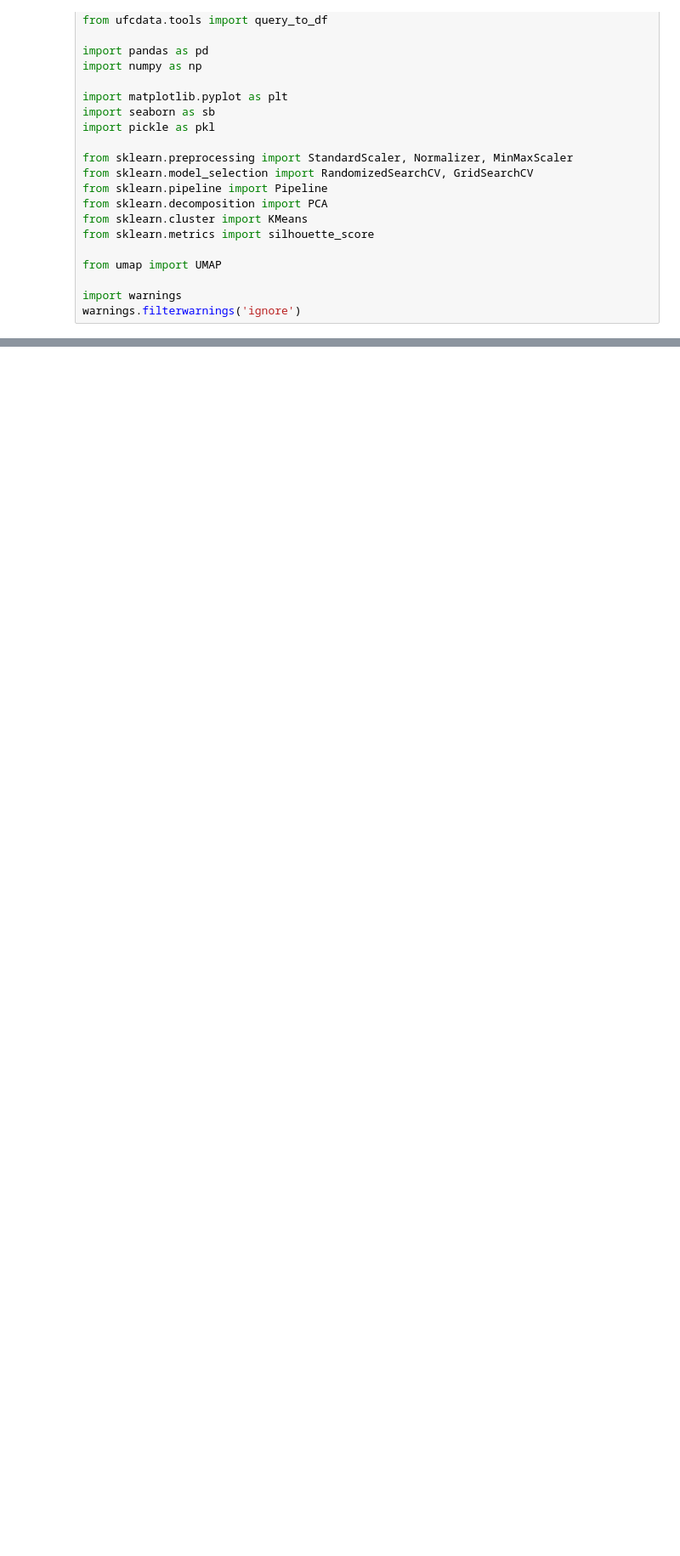
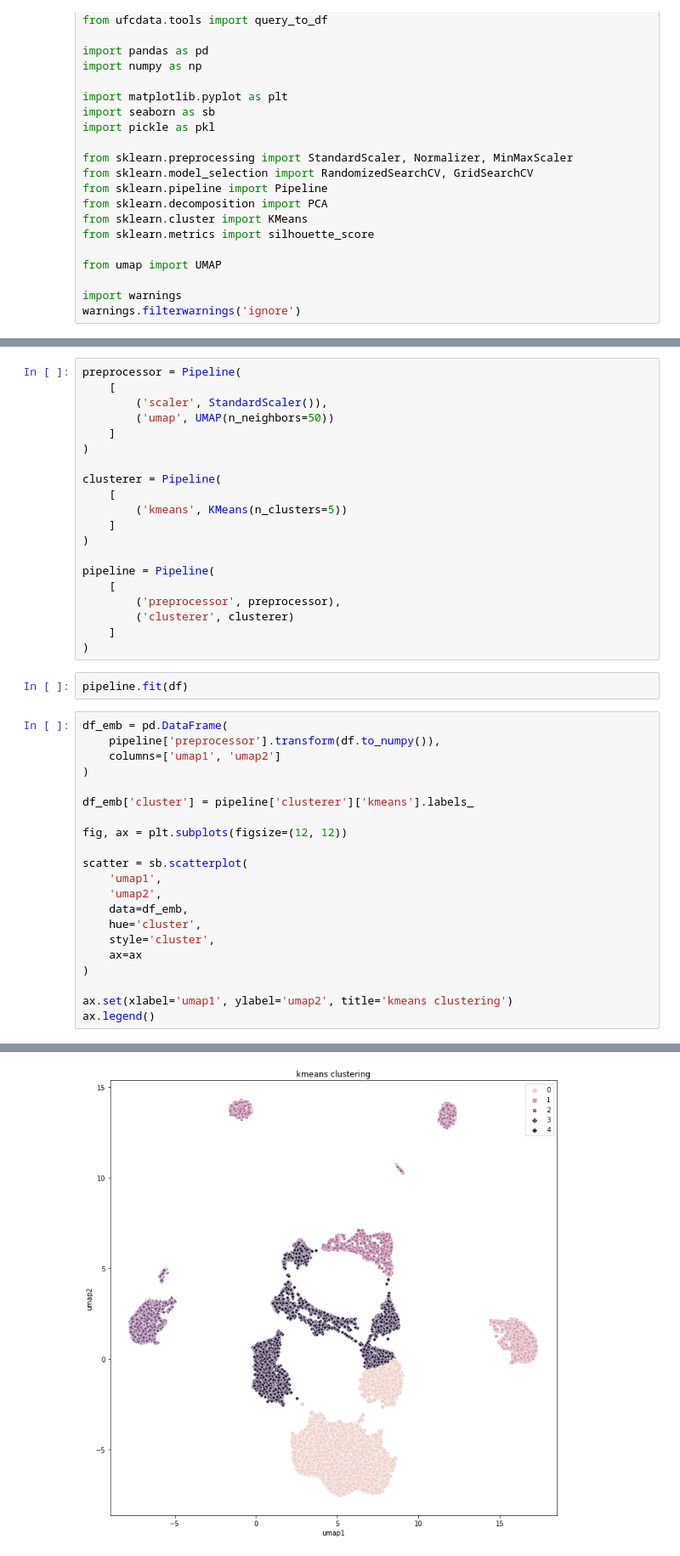
Before and after one commit to neelgokhale/UFCData-Project, a Jupyter notebook: code/UMAP.ipynb, the cells around one changed output, grey strips where cells are left out. Shown at 85% size. Cells and saved outputs as stored; diff of their text form; blank space fills up the shorter version.

```diff
--- a/code/UMAP.ipynb
+++ b/code/UMAP.ipynb
@@ -113,3 +112,47 @@ best
  'preprocessor__umap__min_dist': 1,
  'preprocessor__scaler': StandardScaler(),
  'clusterer__kmeans__n_clusters': 5}
+# %%
+preprocessor = Pipeline(
+    [
+        ('scaler', StandardScaler()),
+        ('umap', UMAP(n_neighbors=50))
+    ]
+)
+
+clusterer = Pipeline(
+    [
+        ('kmeans', KMeans(n_clusters=5))
+    ]
+)
+
+pipeline = Pipeline(
+    [
+        ('preprocessor', preprocessor),
+        ('clusterer', clusterer)
+    ]
+)
+# %%
+pipeline.fit(df)
+# %%
+df_emb = pd.DataFrame(
+    pipeline['preprocessor'].transform(df.to_numpy()),
+    columns=['umap1', 'umap2']
+)
+
+df_emb['cluster'] = pipeline['clusterer']['kmeans'].labels_
+
+fig, ax = plt.subplots(figsize=(12, 12))
+
+scatter = sb.scatterplot(
+    'umap1',
+    'umap2',
+    data=df_emb,
+    hue='cluster',
+    style='cluster',
+    ax=ax
+)
+
+ax.set(xlabel='umap1', ylabel='umap2', title='kmeans clustering')
+ax.legend()
+# %% [output]
@@ -115,0 +160 @@ best
+[figure, added]
```
Also changed, not shown: parts of 17 cells of this notebook, 6 other files.
